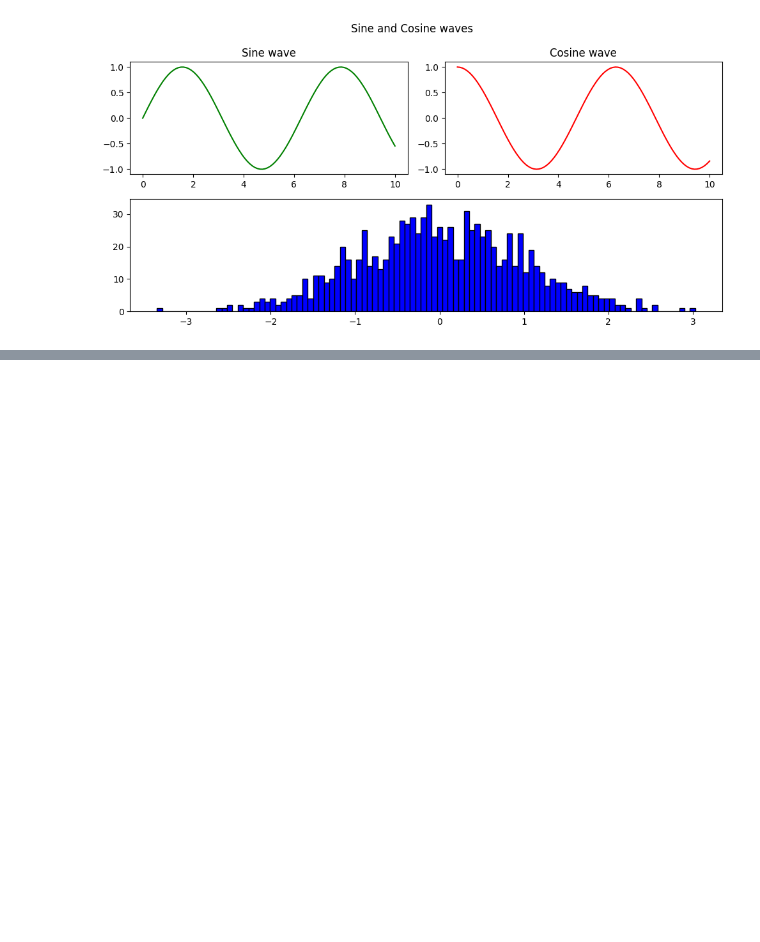
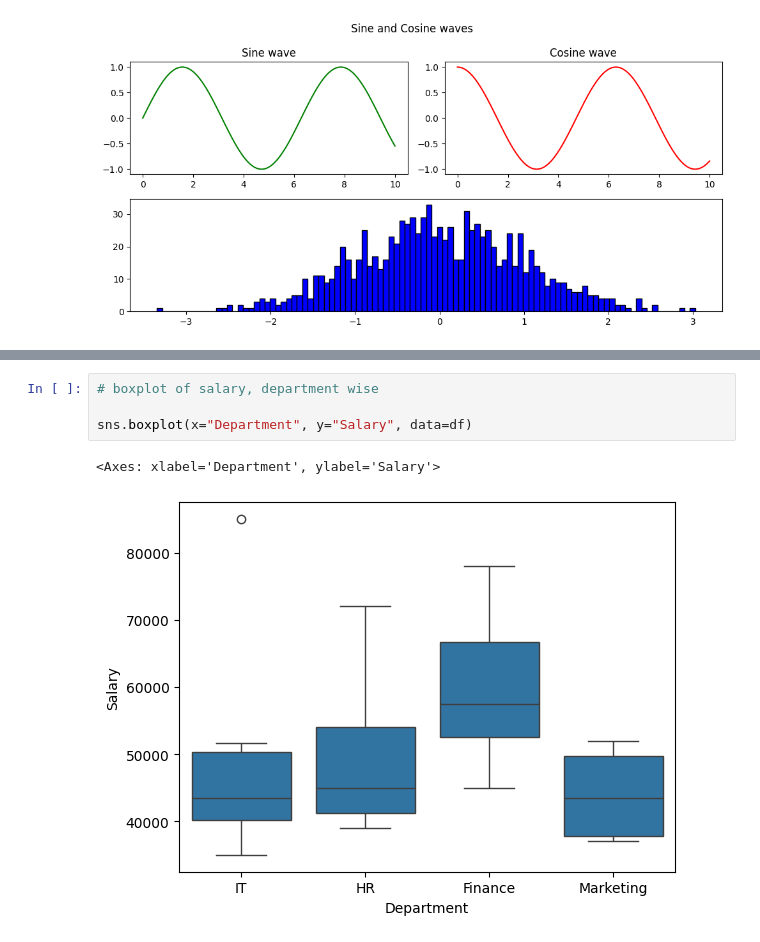
Before and after one commit to theanxiuser/python-hc, a Jupyter notebook: data-analysis.ipynb, the cells around one changed output, grey strips where cells are left out. Saved outputs shown, nothing was run; the diff lists cells and outputs as text; blank space fills up the shorter version.

```diff
--- a/data-analysis.ipynb
+++ b/data-analysis.ipynb
@@ -380,0 +522,7 @@ plt.show()
+# %%
+# boxplot of salary, department wise
+
+sns.boxplot(x="Department", y="Salary", data=df)
+# %% [output]
+<Axes: xlabel='Department', ylabel='Salary'>
+[figure, added]
```
Also changed, not shown: parts of 13 cells of this notebook, 1 other file.
